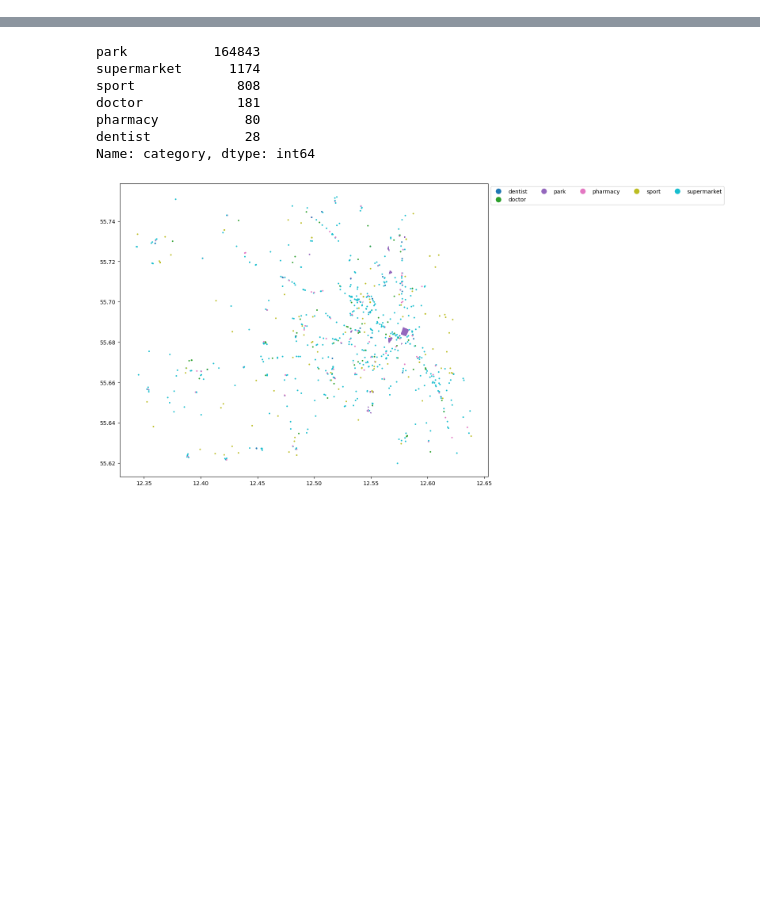
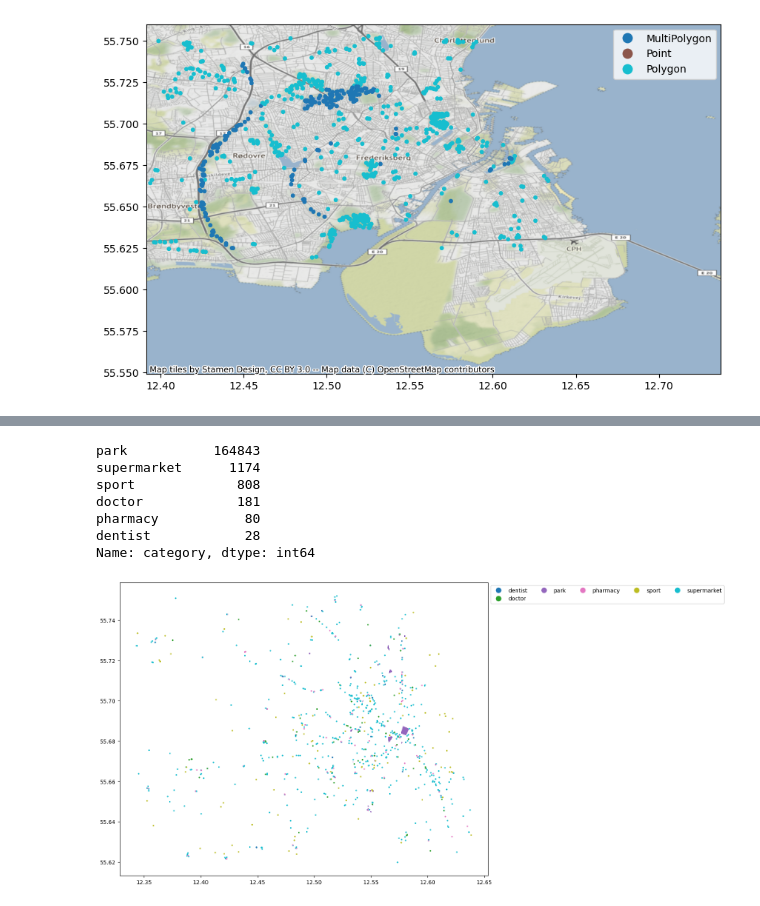
Before and after one commit to hextransit/n-minute-city, a Jupyter notebook: python/get_pois.ipynb, the cells around one changed output, grey strips where cells are left out. Saved outputs shown, nothing was run; the diff lists cells and outputs as text; code cells hidden in the pictures; blank space fills up the shorter version.

```diff
--- a/python/get_pois.ipynb
+++ b/python/get_pois.ipynb
@@ -181,0 +225,43 @@ array(['Point', 'Polygon', 'MultiLineString', 'LineString',
+# %%
+pois["poi_type"] = pois["amenity"]
+pois["poi_type"] = pois["poi_type"].fillna(pois["shop"])
+pois["poi_type"] = pois["poi_type"].fillna(pois["leisure"])
+
+# some pois don't have a poi_type, find them in tags
+pois['tags'] = pois['tags'].astype(str)
+pois['no_header'] = pois.apply(lambda x: tag_conditions(x.tags, essential_filter['healthcare']), axis=1)
+pois["poi_type"] = pois["poi_type"].fillna(pois["no_header"])
+
+# convert poi_type to n minute city category
+pois['category'] = pois["poi_type"].apply(lambda x: osm_to_manual_category(x, osm_tag_mapping))
+
+# convert all geometry to h3
+h3_df = pois[['category','poi_type','geometry']].copy()
+h3_df['h3_index'] = pois.apply(lambda x: all_shapley_geo_to_h3(x.geometry, H3_RES), axis=1)
+# make one h3 index on each row
+h3_df = h3_df.explode('h3_index')
+# for some reason other categories are still in the df - not many - put earlier for efficiency
+h3_df = h3_df[h3_df['category'].isin(category_set)]
+# get rid of nans
+h3_df = h3_df[~h3_df['h3_index'].isna()]
+# %%
+fig, ax = plt.subplots(figsize=(10,10))
+# Show the GeoPandas DataFrame
+sample_df = h3_df[['geom_type','h3_index']].sample(1000)
+sample_df[['y','x']] = list(sample_df['h3_index'].apply(h3.h3_to_geo))
+# Convert the pandas DataFrame to a GeoPandas DataFrame with a Point geometry column
+gdf = gpd.GeoDataFrame(sample_df, geometry=gpd.points_from_xy(sample_df.x, sample_df.y))
+gdf.geometry = gdf.geometry.map(swap_xy)
+gdf.plot(ax=ax, column='geom_type', categorical=True, legend=True, markersize=10, alpha=1)
+
+# denmark
+plt.xlim(12.391681,12.737388)
+plt.ylim(55.549206, 55.759991)
+
+# middle east
+#plt.ylim(12.391681,12.737388)
+#plt.xlim(55.549206, 55.759991)
+
+cx.add_basemap(ax = ax, crs="EPSG:4326")
+# %% [output]
+[figure, added]
```
Also changed, not shown: parts of 13 cells of this notebook, 4 other files.
